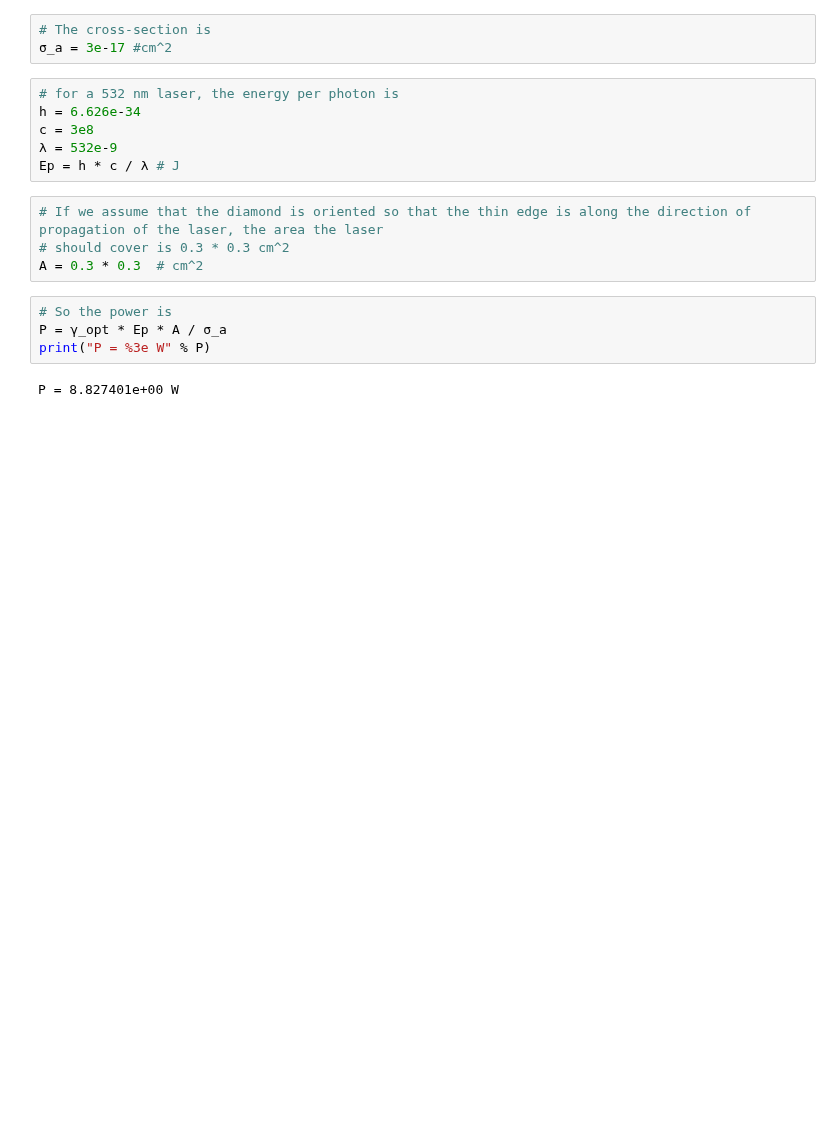
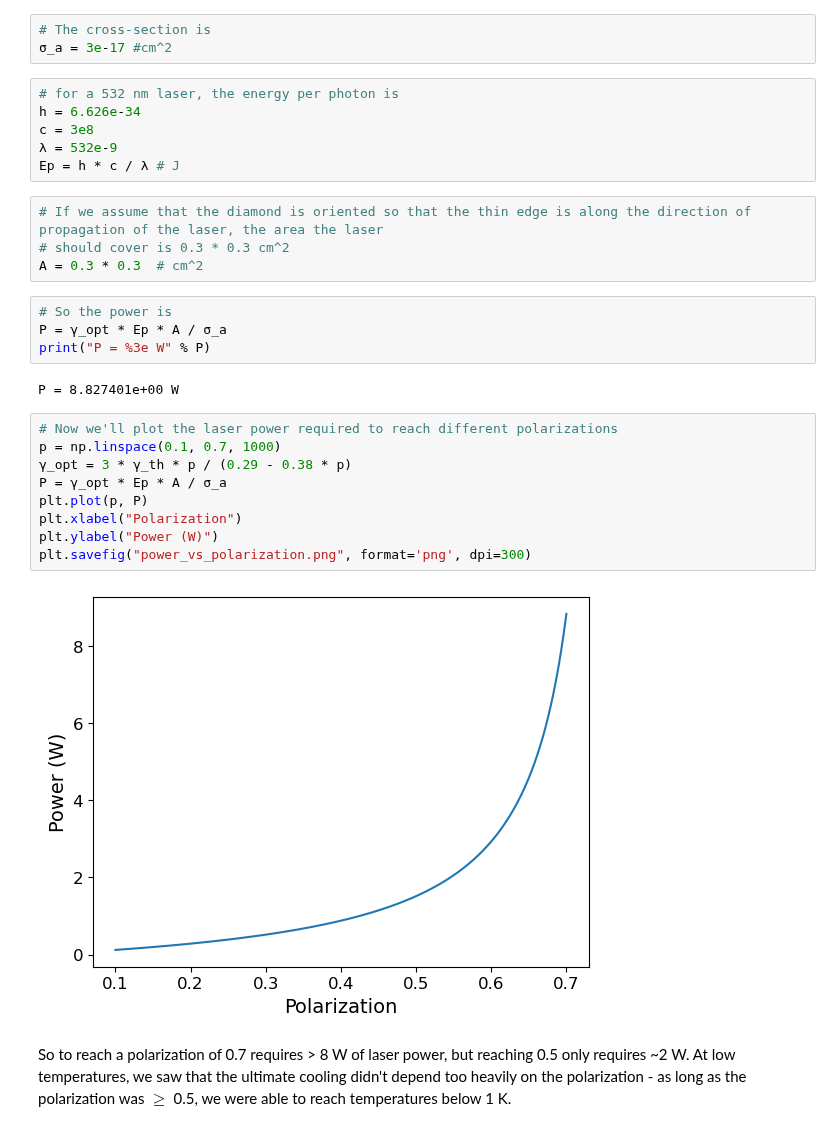
Before and after one commit to jleamer/mode_cooling, a Jupyter notebook: cooling_power.ipynb, the cells around one changed output. Cells and saved outputs as stored; diff of their text form; blank space fills up the shorter version.

```diff
--- a/cooling_power.ipynb
+++ b/cooling_power.ipynb
@@ -93,3 +105,16 @@ P = γ_opt * Ep * A / σ_a
 print("P = %3e W" % P)
 # %% [output]
 P = 8.827401e+00 W
+# %%
+# Now we'll plot the laser power required to reach different polarizations
+p = np.linspace(0.1, 0.7, 1000)
+γ_opt = 3 * γ_th * p / (0.29 - 0.38 * p)
+P = γ_opt * Ep * A / σ_a
+plt.plot(p, P)
+plt.xlabel("Polarization")
+plt.ylabel("Power (W)")
+plt.savefig("power_vs_polarization.png", format='png', dpi=300)
+# %% [output]
+[figure, added]
+# %% [markdown]
+So to reach a polarization of 0.7 requires > 8 W of laser power, but reaching 0.5 only requires ~2 W.  At low temperatures, we saw that the ultimate cooling didn't depend too heavily on the polarization - as long as the polarization was $\geq$ 0.5, we were able to reach temperatures below 1 K.
```
Also changed, not shown: parts of 8 cells of this notebook, 1 other file.
